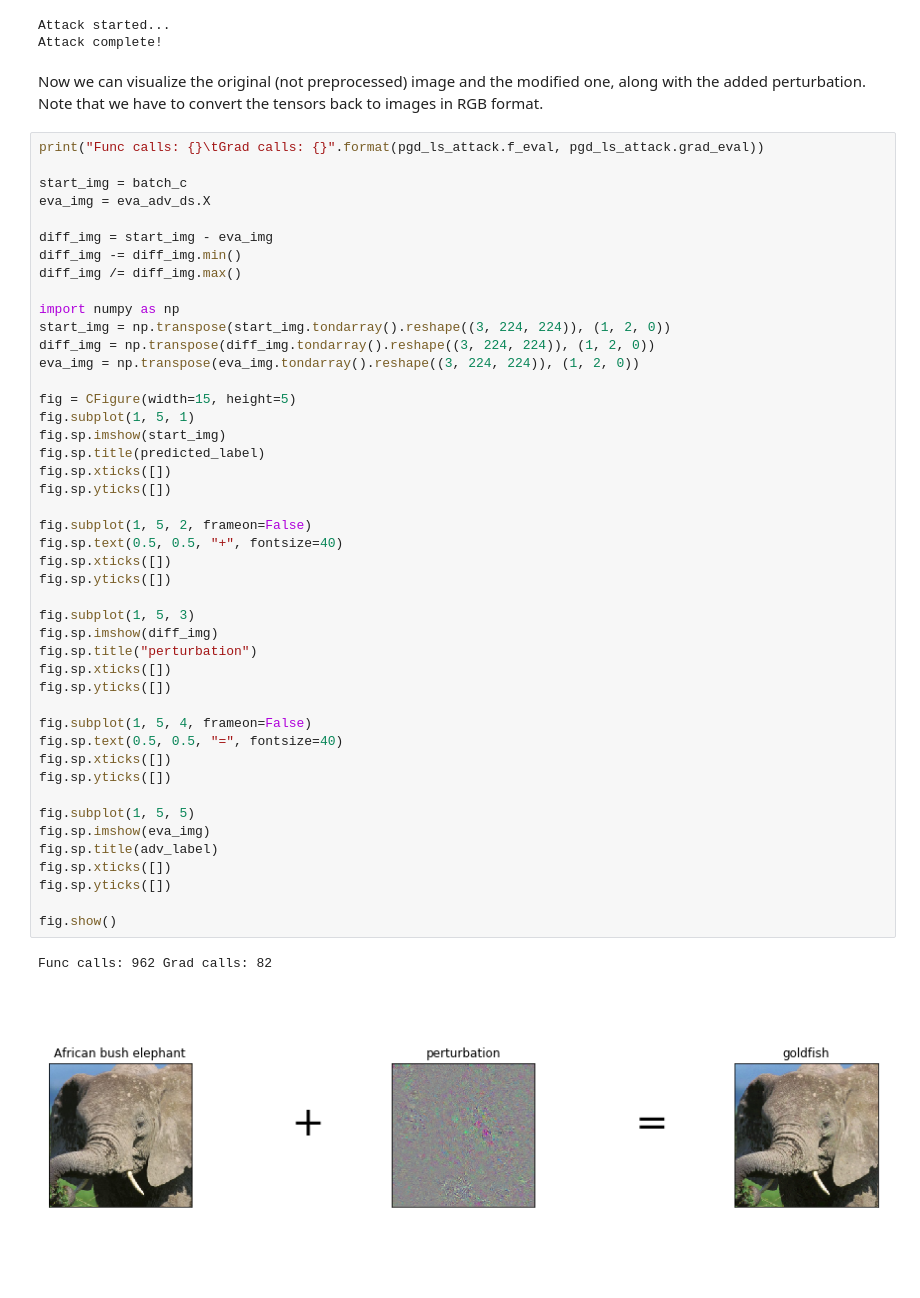
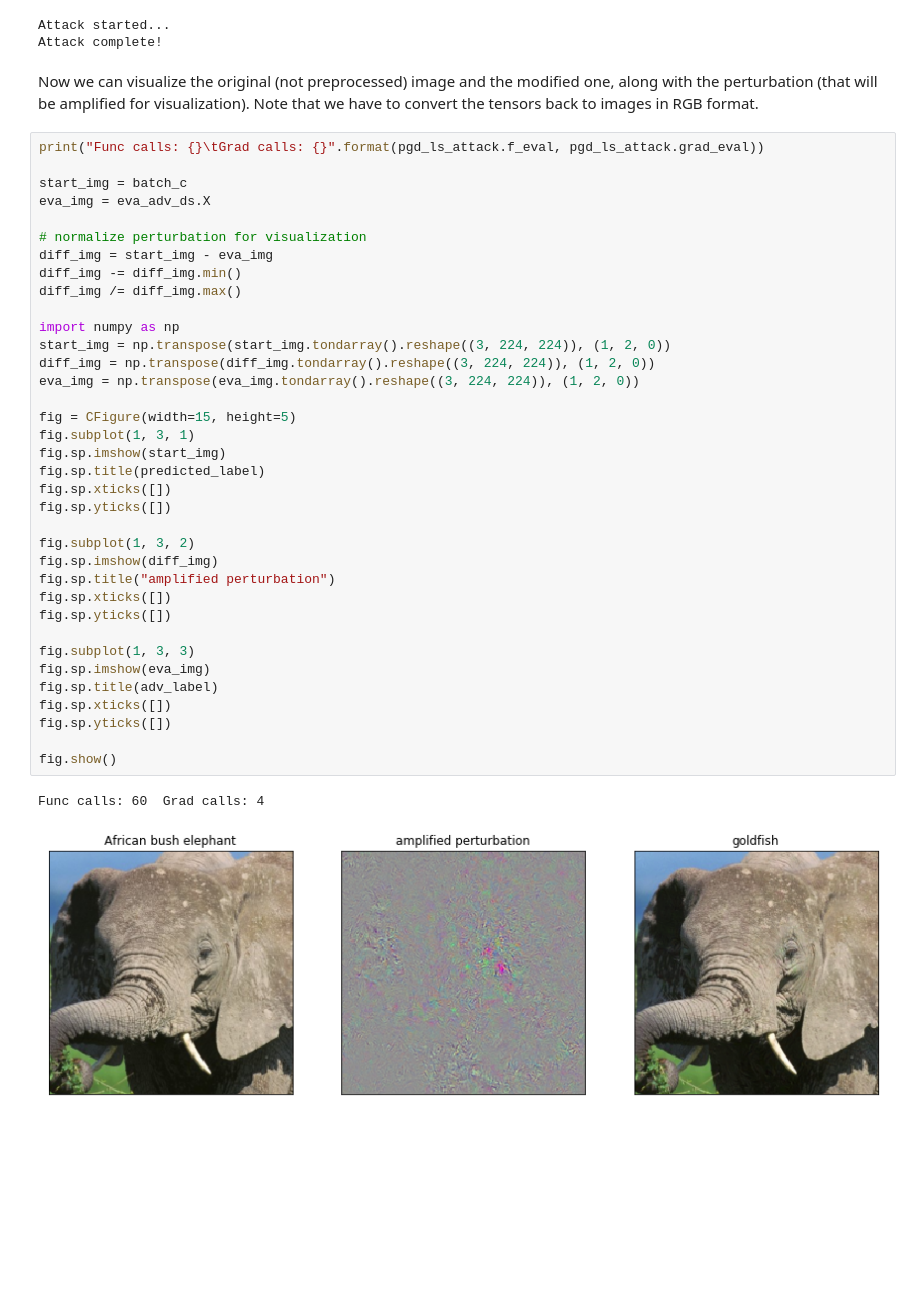
Before and after one commit to pralab/secml, a Jupyter notebook: tutorials/07-ImageNet.ipynb, the cells around one changed output. Saved outputs shown, nothing was run; the diff lists cells and outputs as text; blank space fills up the shorter version.

Commit message:
fix: last figure of notebook 7

```diff
--- a/tutorials/07-ImageNet.ipynb
+++ b/tutorials/07-ImageNet.ipynb
@@ -136,53 +136,45 @@ Attack started...
 Attack complete!
 # %% [markdown]
 Now we can visualize the original (not preprocessed) image and the modified
-one, along with the added perturbation. Note that we have to convert the tensors
+one, along with the perturbation (that will be amplified for visualization).
+Note that we have to convert the tensors
 back to images in RGB format.
 # %%
 print("Func calls: {}\tGrad calls: {}".format(pgd_ls_attack.f_eval, pgd_ls_attack.grad_eval))
 
 start_img = batch_c
 eva_img = eva_adv_ds.X
 
+# normalize perturbation for visualization
 diff_img = start_img - eva_img
 diff_img -= diff_img.min()
 diff_img /= diff_img.max()
 
 import numpy as np
 start_img = np.transpose(start_img.tondarray().reshape((3, 224, 224)), (1, 2, 0))
 diff_img = np.transpose(diff_img.tondarray().reshape((3, 224, 224)), (1, 2, 0))
 eva_img = np.transpose(eva_img.tondarray().reshape((3, 224, 224)), (1, 2, 0))
 
 fig = CFigure(width=15, height=5)
-fig.subplot(1, 5, 1)
+fig.subplot(1, 3, 1)
 fig.sp.imshow(start_img)
 fig.sp.title(predicted_label)
 fig.sp.xticks([])
 fig.sp.yticks([])
 
-fig.subplot(1, 5, 2, frameon=False)
-fig.sp.text(0.5, 0.5, "+", fontsize=40)
+fig.subplot(1, 3, 2)
+fig.sp.imshow(diff_img)
+fig.sp.title("amplified perturbation")
 fig.sp.xticks([])
 fig.sp.yticks([])
 
-fig.subplot(1, 5, 3)
-fig.sp.imshow(diff_img)
-fig.sp.title("perturbation")
-fig.sp.xticks([])
-fig.sp.yticks([])
-
-fig.subplot(1, 5, 4, frameon=False)
-fig.sp.text(0.5, 0.5, "=", fontsize=40)
-fig.sp.xticks([])
-fig.sp.yticks([])
-
-fig.subplot(1, 5, 5)
+fig.subplot(1, 3, 3)
 fig.sp.imshow(eva_img)
 fig.sp.title(adv_label)
 fig.sp.xticks([])
 fig.sp.yticks([])
 
 fig.show()
 # %% [output]
-Func calls: 962 Grad calls: 82
+Func calls: 60  Grad calls: 4
-[figure, old version]
+[figure, new version]
```
Also changed, not shown: parts of 1 cell of this notebook.
